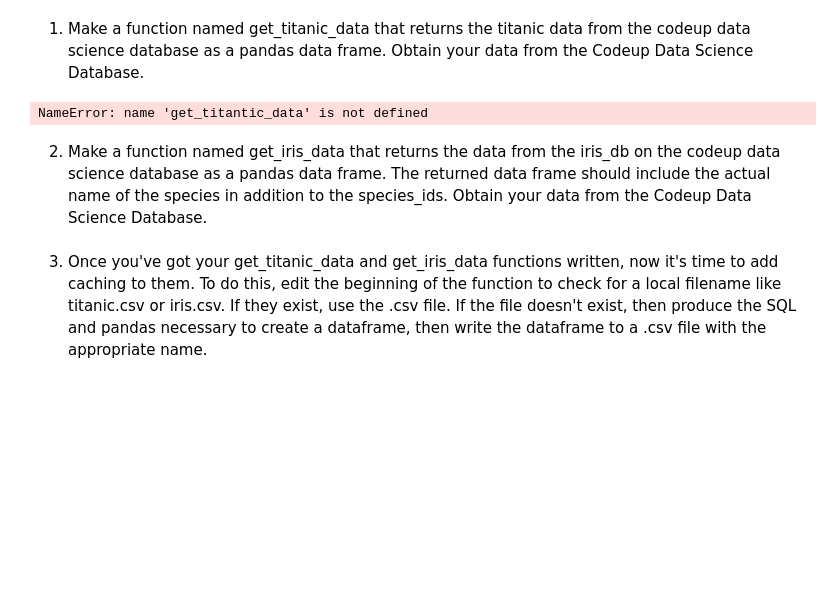
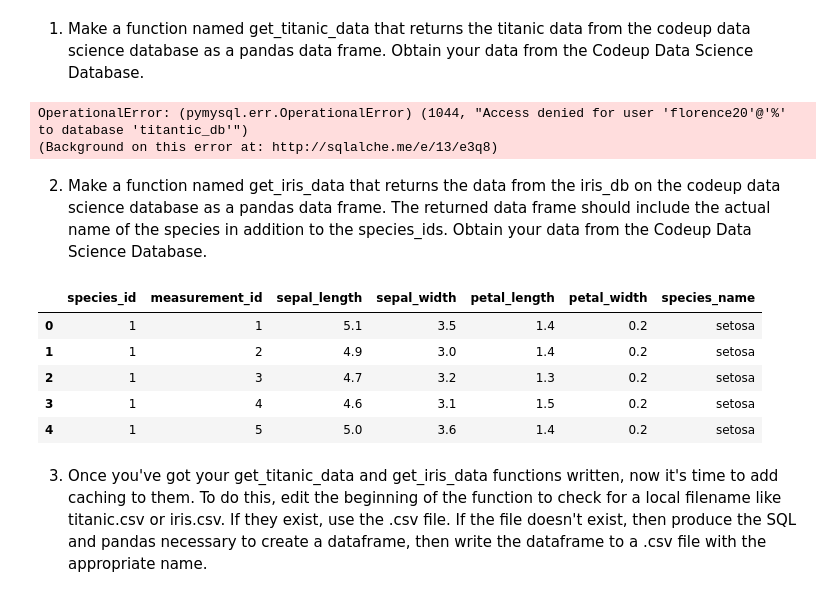
Before and after one commit to Tyler-Applegate/classification-exercises, a Jupyter notebook: classification_exercises.ipynb, the cells around one changed output. Saved outputs shown, nothing was run; the diff lists cells and outputs as text; code cells hidden in the pictures; blank space fills up the shorter version.

```diff
--- a/classification_exercises.ipynb
+++ b/classification_exercises.ipynb
@@ -350,12 +351,23 @@ array(['S', 'C', 'Q', nan], dtype=object)
 Make a new python module, acquire.py to hold the following data aquisition functions:
 # %% [markdown]
 1. Make a function named get_titanic_data that returns the titanic data from the codeup data science database as a pandas data frame. Obtain your data from the Codeup Data Science Database.
-# %%
-df_titantic = get_titantic_data()
-df_titantic.head()
-# %% [output]
-NameError: name 'get_titantic_data' is not defined
+# %%
+df_titanic = get_titanic_data()
+df_titanic.head()
+# %% [output]
+OperationalError: (pymysql.err.OperationalError) (1044, "Access denied for user 'florence20'@'%' to database 'titantic_db'")
+(Background on this error at: http://sqlalche.me/e/13/e3q8)
 # %% [markdown]
 2. Make a function named get_iris_data that returns the data from the iris_db on the codeup data science database as a pandas data frame. The returned data frame should include the actual name of the species in addition to the species_ids. Obtain your data from the Codeup Data Science Database.
+# %%
+df_iris = get_iris_data()
+df_iris.head()
+# %% [output]
+|  | species_id | measurement_id | sepal_length | sepal_width | petal_length | petal_width | species_name |
+| 0 | 1 | 1 | 5.1 | 3.5 | 1.4 | 0.2 | setosa |
+| 1 | 1 | 2 | 4.9 | 3.0 | 1.4 | 0.2 | setosa |
+| 2 | 1 | 3 | 4.7 | 3.2 | 1.3 | 0.2 | setosa |
+| 3 | 1 | 4 | 4.6 | 3.1 | 1.5 | 0.2 | setosa |
+| 4 | 1 | 5 | 5.0 | 3.6 | 1.4 | 0.2 | setosa |
 # %% [markdown]
 3. Once you've got your get_titanic_data and get_iris_data functions written, now it's time to add caching to them. To do this, edit the beginning of the function to check for a local filename like titanic.csv or iris.csv. If they exist, use the .csv file. If the file doesn't exist, then produce the SQL and pandas necessary to create a dataframe, then write the dataframe to a .csv file with the appropriate name.
```
Also changed, not shown: parts of 1 cell of this notebook.
